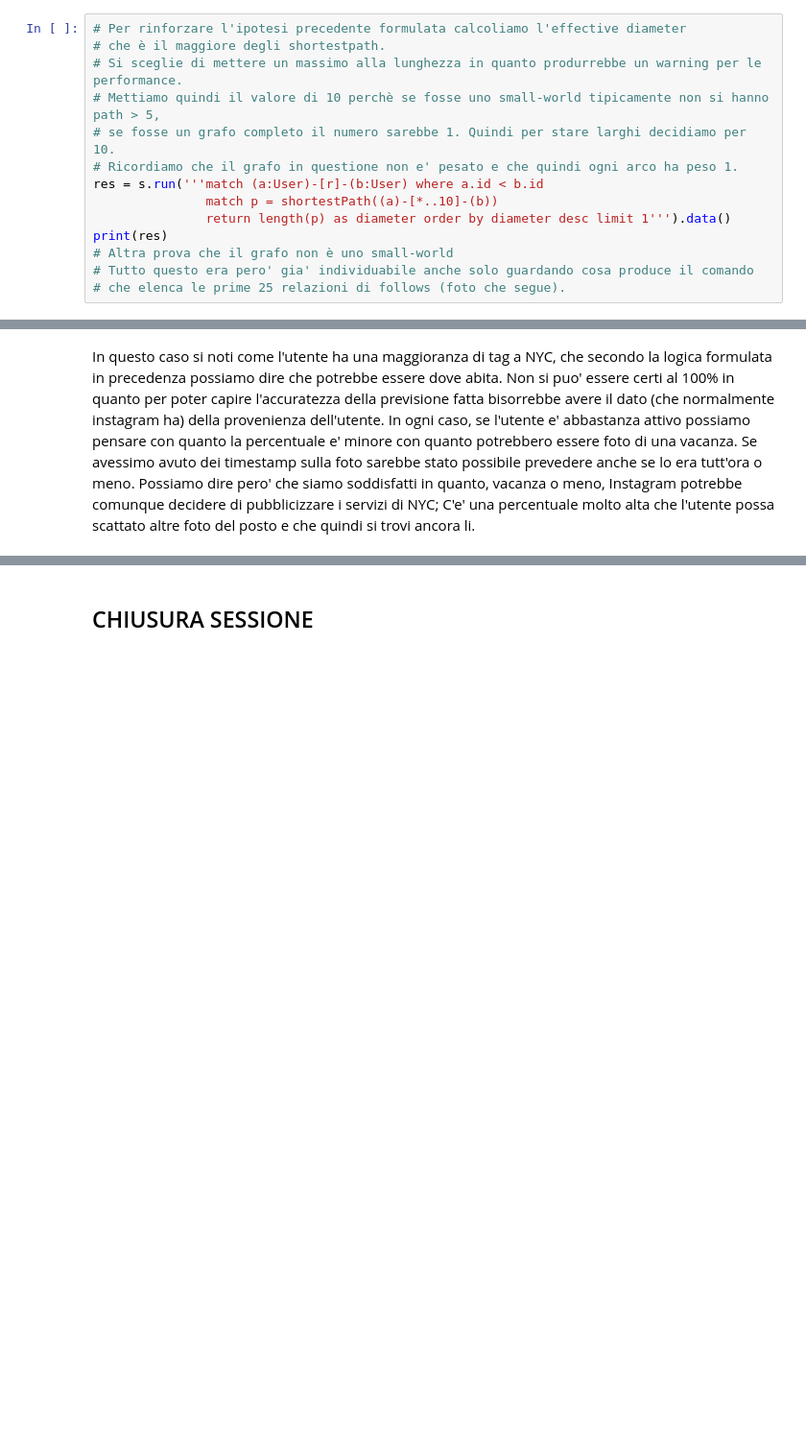
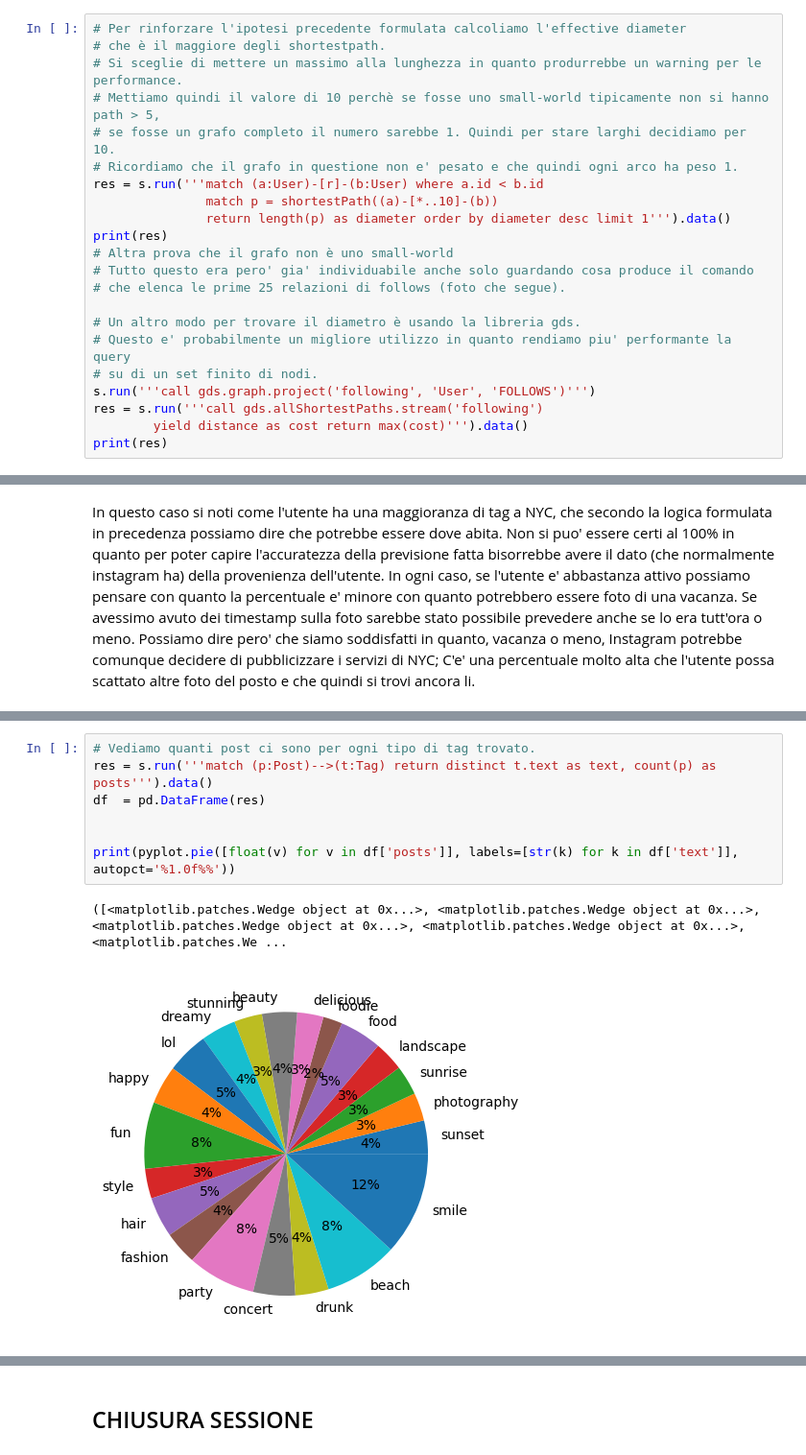
Before and after one commit to Gattopandacorno/bigData, a Jupyter notebook: GDS_Module.ipynb, the cells around one changed output, grey strips where cells are left out. Shown at 96% size. Cells and saved outputs as stored; diff of their text form; blank space fills up the shorter version.

```diff
--- a/GDS_Module.ipynb
+++ b/GDS_Module.ipynb
@@ -367,6 +367,14 @@ print(res)
 # Altra prova che il grafo non è uno small-world
 # Tutto questo era pero' gia' individuabile anche solo guardando cosa produce il comando
 # che elenca le prime 25 relazioni di follows (foto che segue).
+
+# Un altro modo per trovare il diametro è usando la libreria gds.
+# Questo e' probabilmente un migliore utilizzo in quanto rendiamo piu' performante la query
+# su di un set finito di nodi.
+s.run('''call gds.graph.project('following', 'User', 'FOLLOWS')''')
+res = s.run('''call gds.allShortestPaths.stream('following')
+        yield distance as cost return max(cost)''').data()
+print(res)
 # %% [output]
 [{'diameter': 1}]
 
@@ -455,0 +455,10 @@ Possiamo dire pero' che siamo soddisfatti in quanto, vacanza o meno, Instagram p
+# %%
+# Vediamo quanti post ci sono per ogni tipo di tag trovato.
+res = s.run('''match (p:Post)-->(t:Tag) return distinct t.text as text, count(p) as posts''').data()
+df  = pd.DataFrame(res)
+
+
+print(pyplot.pie([float(v) for v in df['posts']], labels=[str(k) for k in df['text']], autopct='%1.0f%%'))
+# %% [output]
+([<matplotlib.patches.Wedge object at 0x...>, <matplotlib.patches.Wedge object at 0x...>, <matplotlib.patches.Wedge object at 0x...>, <matplotlib.patches.Wedge object at 0x...>, <matplotlib.patches.We ...
+[figure, added]
```
Also changed, not shown: parts of 5 cells of this notebook.
